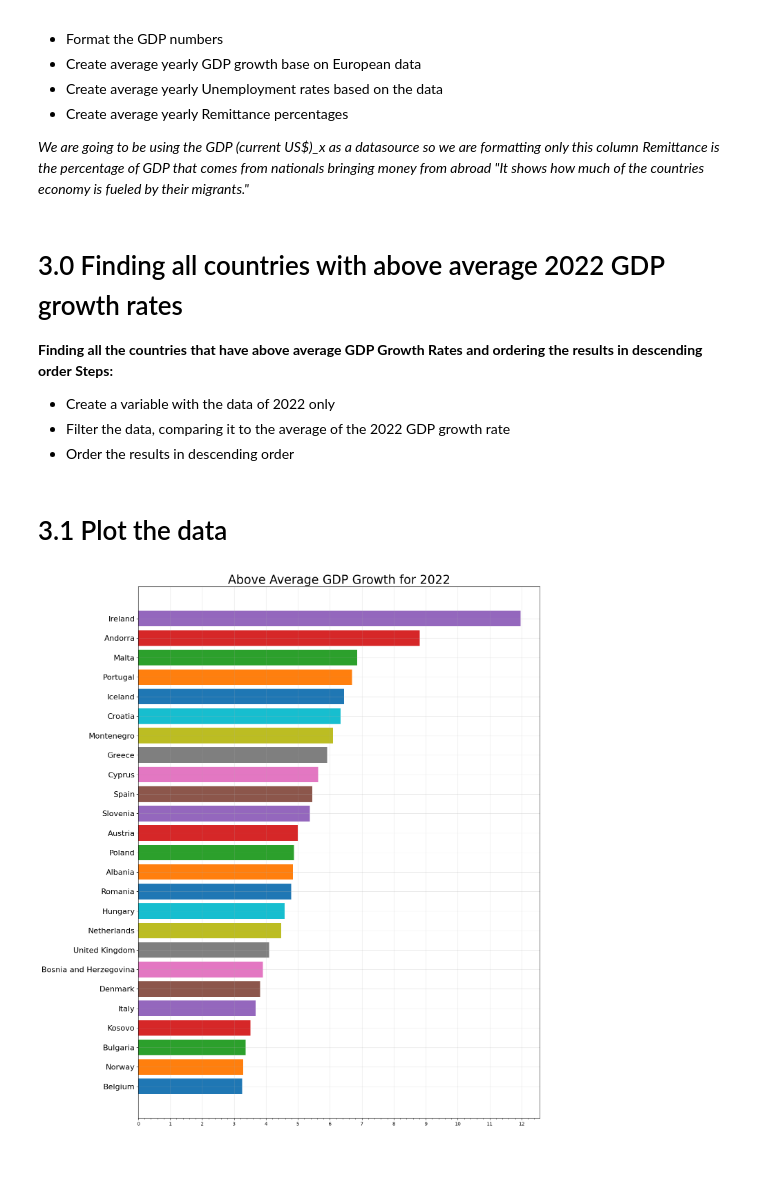
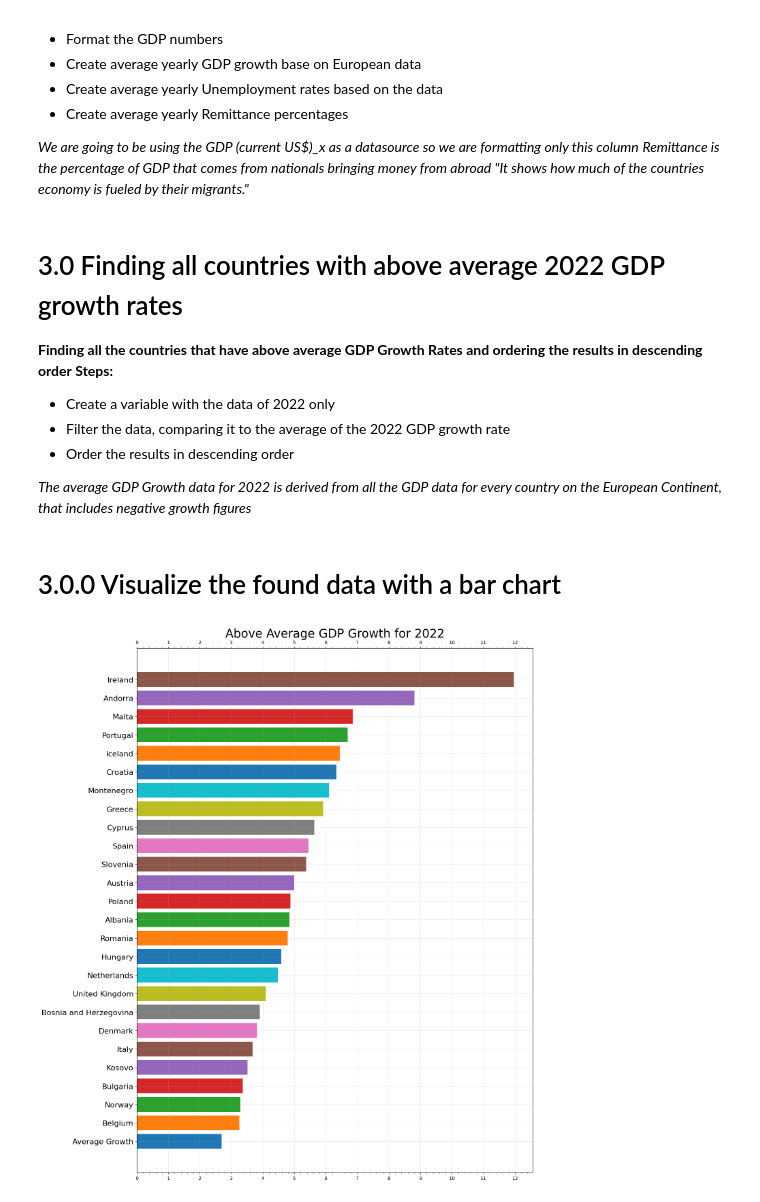
Before and after one commit to Dan-Mihaylov/Economic-Data-Analysis, a Jupyter notebook: world_economic_indicators.ipynb, the cells around one changed output. Drawn from its saved outputs; the diff is of its cells as text; code cells hidden in the pictures; blank space fills up the shorter version.

Commit message:
Added more info
Added more info and graphs for Europe's GDP growth ratios and averages

```diff
--- a/world_economic_indicators.ipynb
+++ b/world_economic_indicators.ipynb
@@ -75,6 +75,8 @@ average_remittance = (
 * Create a variable with the data of 2022 only
 * Filter the data, comparing it to the average of the 2022 GDP growth rate
 * Order the results in descending order
+
+*The average GDP Growth data for 2022 is derived from all the GDP data for every country on the European Continent, that includes negative growth figures*
 # %%
 year_2022_economic_data = (
     europe_economic_data[europe_economic_data['Year'] == 2022]
@@ -87,28 +89,38 @@ above_average_2022_gdp_growth = (
 
 above_average_2022_gdp_growth = above_average_2022_gdp_growth.sort_values('GDP growth (annual %)_x', ascending=True)
 # %% [markdown]
-# 3.1 Plot the data
+# 3.0.0 Visualize the found data with a bar chart
 # %%
 from matplotlib.ticker import MultipleLocator
+
+
+average_2022_growth = average_gdp_growth[average_gdp_growth['Year'] == 2022]['GDP growth (annual %)_x'].values[0]
 
 
 largest = above_average_2022_gdp_growth['GDP growth (annual %)_x'].max()
 MAJOR_LOCATOR = largest // 10
 MINOR_LOCATOR = MAJOR_LOCATOR / 5
 
 fig, ax = plt.subplots(figsize=(15, 20))
 
 ax.set_title('Above Average GDP Growth for 2022', fontsize=25)
 ax.grid(True, alpha=0.3)
 ax.xaxis.set_major_locator(MultipleLocator(MAJOR_LOCATOR))
 ax.xaxis.set_minor_locator(MultipleLocator(MINOR_LOCATOR))
 
+ax.barh('Average Growth', average_2022_growth)
 for index in above_average_2022_gdp_growth.index:
     value = above_average_2022_gdp_growth.at[index, 'GDP growth (annual %)_x']
     name = above_average_2022_gdp_growth.at[index, 'Country Name']
     ax.barh(name, value)
 
+# Mirror the bottom x-axis to be shown at the top as well
+ax_top = ax.twiny()
+ax_top.xaxis.set_major_locator(MultipleLocator(MAJOR_LOCATOR))
+ax_top.xaxis.set_minor_locator(MultipleLocator(MINOR_LOCATOR))
+ax_top.set_xlim(ax.get_xlim())
+
 for tick_label in ax.get_yticklabels():
     tick_label.set_fontsize(16)
 # %% [output]
-[figure, old version]
+[figure, new version]
```
Also changed, not shown: parts of 8 cells of this notebook.
